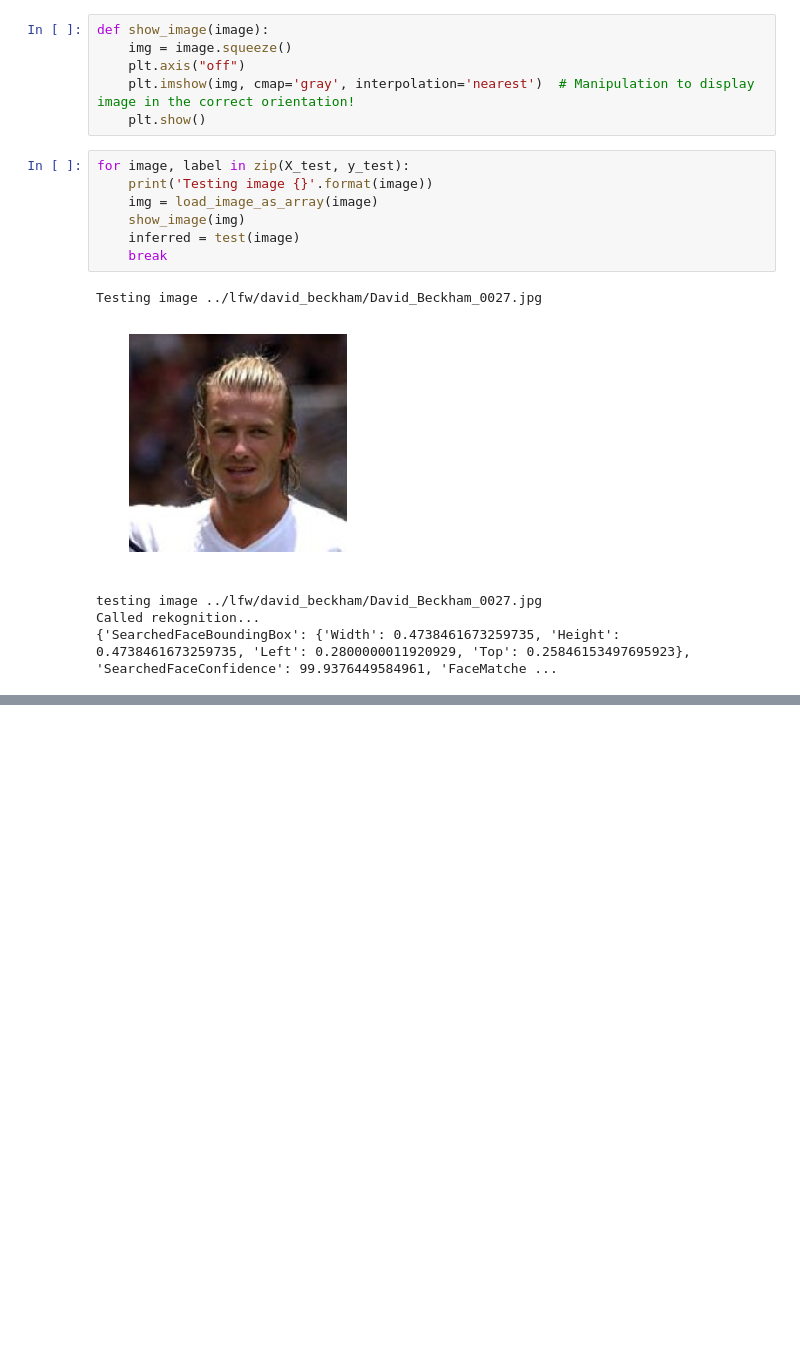
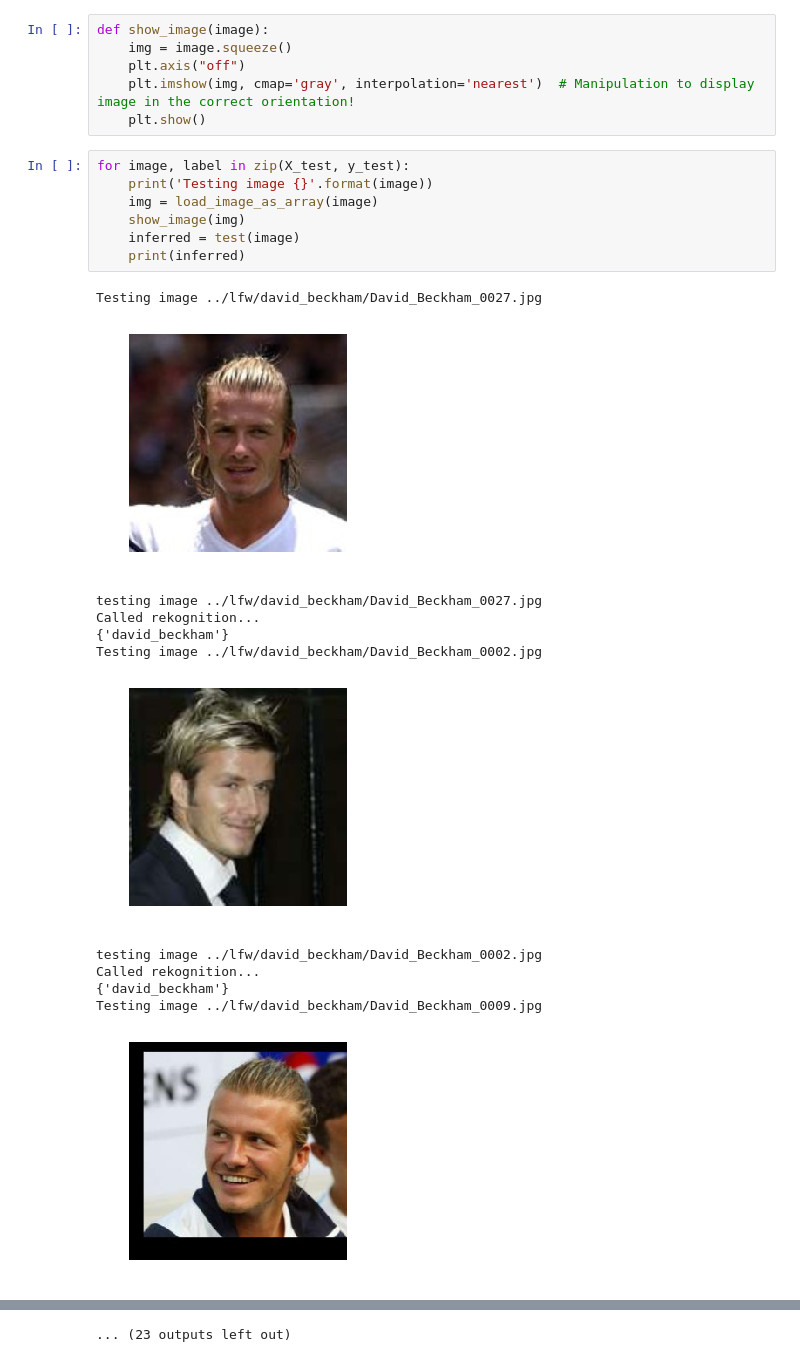
Before and after one commit to markstrefford/1.-Learning-Python-AI-by-Example, a Jupyter notebook: 2. Recognising Faces/Source/notebooks/aws-rekognition-notebook.ipynb, the cells around one changed output, grey strips where cells are left out. Cells and saved outputs as stored; diff of their text form; blank space fills up the shorter version.

Commit message:
Displaying test images with predictions

```diff
--- a/2. Recognising Faces/Source/notebooks/aws-rekognition-notebook.ipynb
+++ b/2. Recognising Faces/Source/notebooks/aws-rekognition-notebook.ipynb
@@ -184,13 +184,20 @@ def show_image(image):
 # %%
 for image, label in zip(X_test, y_test):
     print('Testing image {}'.format(image))
     img = load_image_as_array(image)
     show_image(img)
     inferred = test(image)
-    break
+    print(inferred)
 # %% [output]
 Testing image ../lfw/david_beckham/David_Beckham_0027.jpg
 [figure]
 testing image ../lfw/david_beckham/David_Beckham_0027.jpg
 Called rekognition...
-{'SearchedFaceBoundingBox': {'Width': 0.4738461673259735, 'Height': 0.4738461673259735, 'Left': 0.2800000011920929, 'Top': 0.25846153497695923}, 'SearchedFaceConfidence': 99.9376449584961, 'FaceMatche ...
+{'david_beckham'}
+Testing image ../lfw/david_beckham/David_Beckham_0002.jpg
+[figure, added]
+testing image ../lfw/david_beckham/David_Beckham_0002.jpg
+Called rekognition...
+{'david_beckham'}
+Testing image ../lfw/david_beckham/David_Beckham_0009.jpg
+[figure, added]
@@ -196,0 +219 @@ Called rekognition...
+... (23 outputs left out)
```
Also changed, not shown: parts of 1 cell of this notebook, 1 other file.
